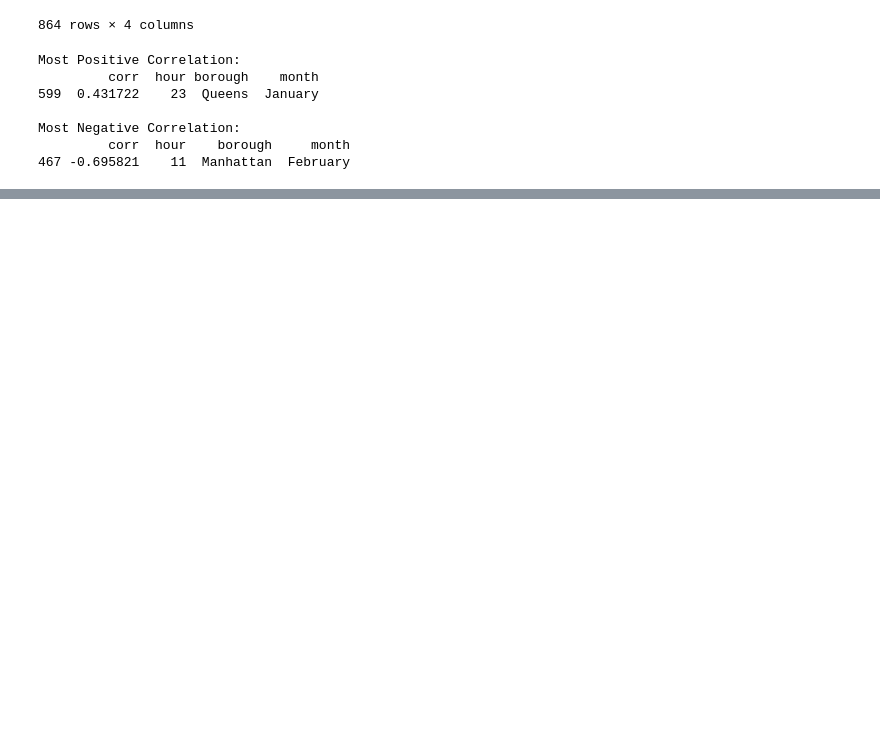
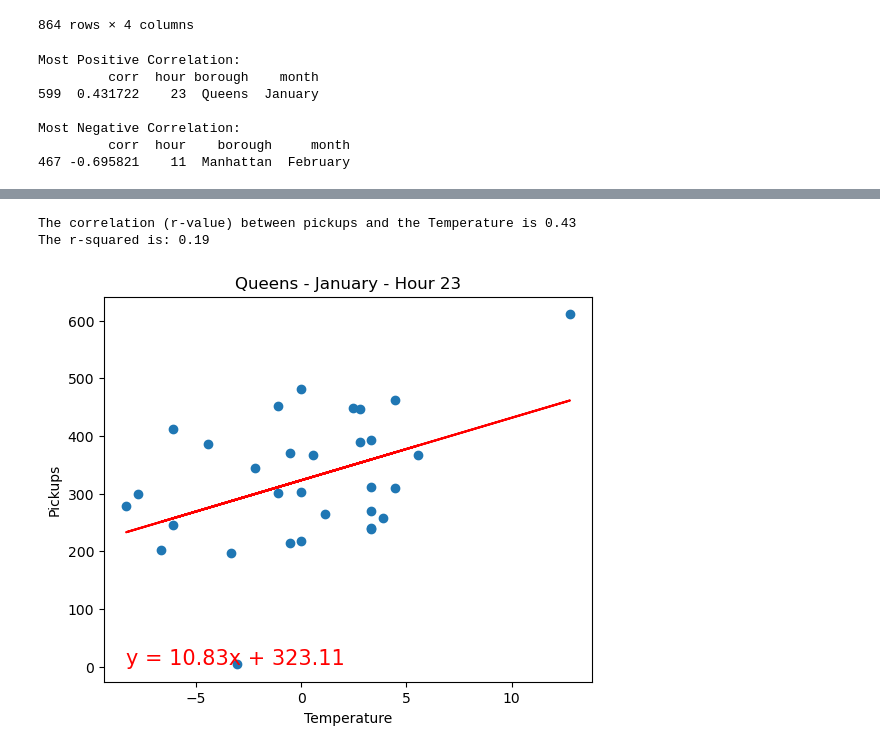
Before and after one commit to Jherza-X/Project1-Group9, a Jupyter notebook: Uber-Weather-Project/project-1 - Q1.ipynb, the cells around one changed output, grey strips where cells are left out. Cells and saved outputs as stored; diff of their text form; code cells hidden in the pictures; blank space fills up the shorter version.

```diff
--- a/Uber-Weather-Project/project-1 - Q1.ipynb
+++ b/Uber-Weather-Project/project-1 - Q1.ipynb
@@ -229,0 +281,50 @@ Most Negative Correlation:
+# %%
+# Filter data for January in the Manhattan at 24 hour
+
+data = df[(df['month'] == 'January') & (df['borough'] == 'Queens') & (df['hour'] == 23)]
+pickups = data['pickups']
+variable_data = data['Temperature']
+
+# Calculate the correlation (r-value) between 'pickups' and the current variable
+correlation = st.pearsonr(variable_data, pickups)
+
+# Print the correlation coefficient, rounded to two decimal places
+print(f"The correlation (r-value) between pickups and the Temperature is {round(correlation[0], 2)}")
+
+# Create a new matplotlib figure with a specified size
+plt.figure(figsize=(6.3, 5))
+
+# Perform linear regression analysis
+(slope, intercept, rvalue, pvalue, stderr) = linregress(variable_data, pickups)
+
+# Calculate the values predicted by the linear regression model
+regress_values = (variable_data * slope + intercept)
+
+# Create a string representing the equation of the regression line
+line_eq = "y = " + str(round(slope, 2)) + "x + " + str(round(intercept, 2))
+
+# Create a scatter plot of the current variable against 'pickups'
+plt.scatter(variable_data, pickups)
+
+# Plot the regression line in red
+plt.plot(variable_data, regress_values, "r-")
+
+# Annotate the plot with the regression equation
+plt.annotate(line_eq, (min(variable_data), min(pickups)), fontsize=15, color="red")
+
+# Set labels for the y-axis and x-axis
+plt.xlabel('Temperature')
+plt.ylabel("Pickups")
+
+plt.title(f"Queens - January - Hour 23")
+
+# Print the r-squared value (coefficient of determination), rounded to two decimal places
+print(f"The r-squared is: {round(rvalue**2, 2)}")
+
+# Display the plots
+
+plt.show()
+# %% [output]
+The correlation (r-value) between pickups and the Temperature is 0.43
+The r-squared is: 0.19
+[figure, added]
```
Also changed, not shown: parts of 9 cells of this notebook.
